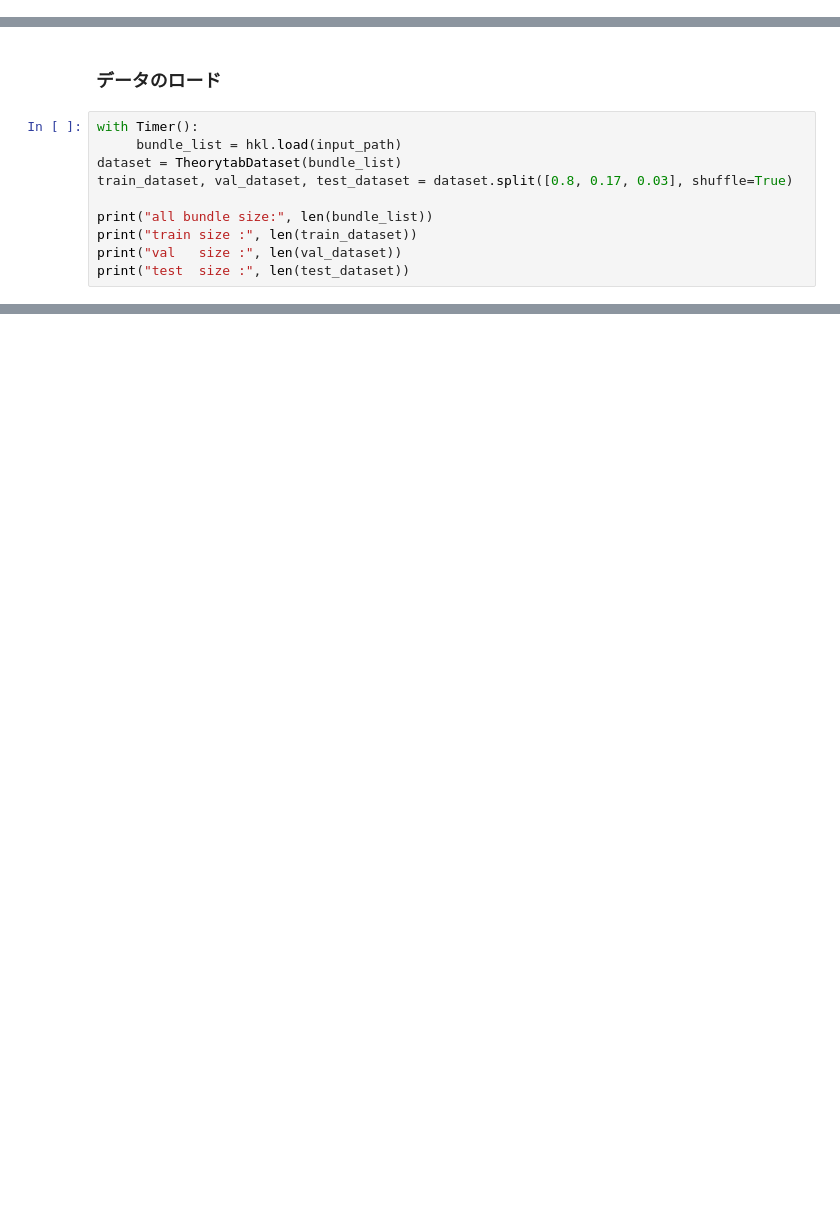
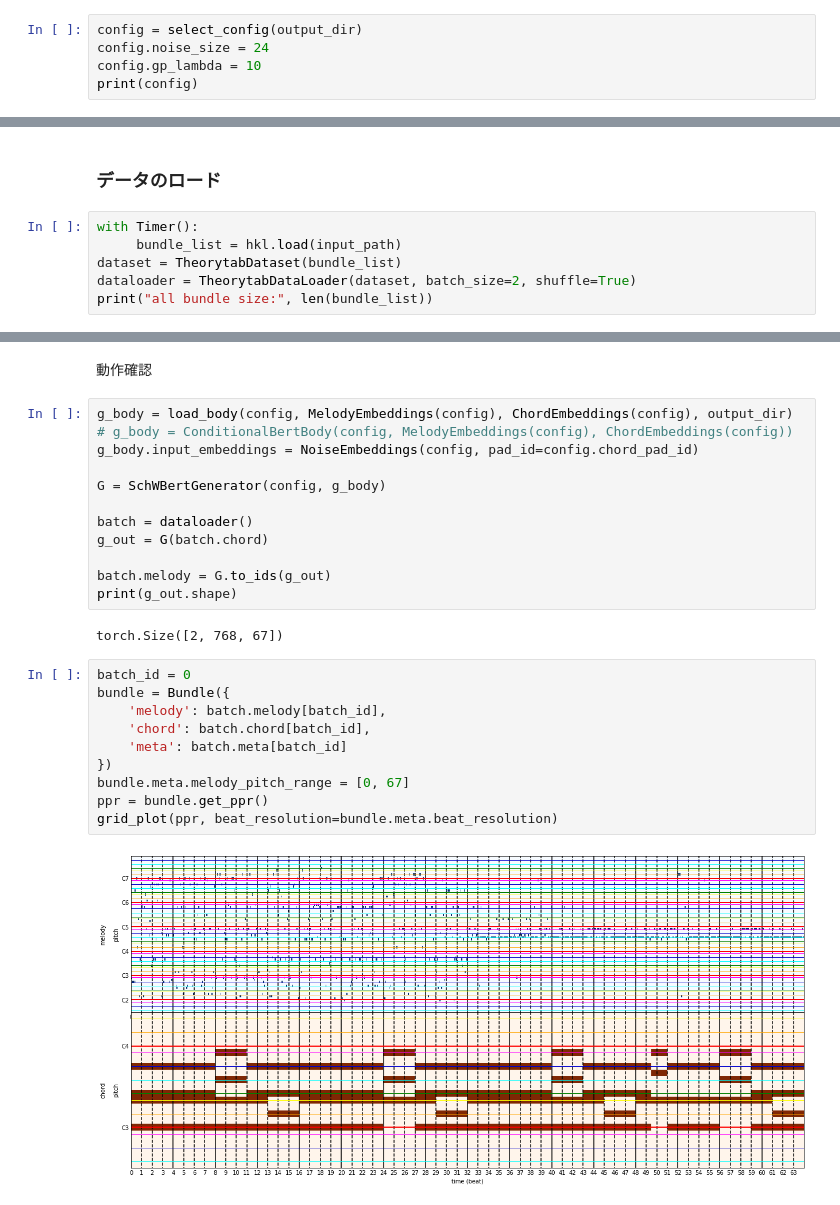
Before and after one commit to fuurin/schwbert, a Jupyter notebook: finetuning/theorytab.ipynb, the cells around one changed output, grey strips where cells are left out. Cells and saved outputs as stored; diff of their text form; blank space fills up the shorter version.

```diff
--- a/finetuning/theorytab.ipynb
+++ b/finetuning/theorytab.ipynb
@@ -54,0 +76,5 @@ for directory in [schwbert_dir, output_base_dir, output_dir]:
+# %%
+config = select_config(output_dir)
+config.noise_size = 24
+config.gp_lambda = 10
+print(config)
@@ -58,9 +92,5 @@ for directory in [schwbert_dir, output_base_dir, output_dir]:
 with Timer():
      bundle_list = hkl.load(input_path)
 dataset = TheorytabDataset(bundle_list)
-train_dataset, val_dataset, test_dataset = dataset.split([0.8, 0.17, 0.03], shuffle=True)
-
+dataloader = TheorytabDataLoader(dataset, batch_size=2, shuffle=True)
 print("all bundle size:", len(bundle_list))
-print("train size :", len(train_dataset))
-print("val   size :", len(val_dataset))
-print("test  size :", len(test_dataset))
@@ -68,0 +218,28 @@ print("test  size :", len(test_dataset))
+# %% [markdown]
+動作確認
+# %%
+g_body = load_body(config, MelodyEmbeddings(config), ChordEmbeddings(config), output_dir)
+# g_body = ConditionalBertBody(config, MelodyEmbeddings(config), ChordEmbeddings(config))
+g_body.input_embeddings = NoiseEmbeddings(config, pad_id=config.chord_pad_id)
+
+G = SchWBertGenerator(config, g_body)
+
+batch = dataloader()
+g_out = G(batch.chord)
+
+batch.melody = G.to_ids(g_out)
+print(g_out.shape)
+# %% [output]
+torch.Size([2, 768, 67])
+# %%
+batch_id = 0
+bundle = Bundle({
+    'melody': batch.melody[batch_id],
+    'chord': batch.chord[batch_id],
+    'meta': batch.meta[batch_id]
+})
+bundle.meta.melody_pitch_range = [0, 67]
+ppr = bundle.get_ppr()
+grid_plot(ppr, beat_resolution=bundle.meta.beat_resolution)
+# %% [output]
+[figure, added]
```
Also changed, not shown: parts of 27 cells of this notebook, 6 other files.
